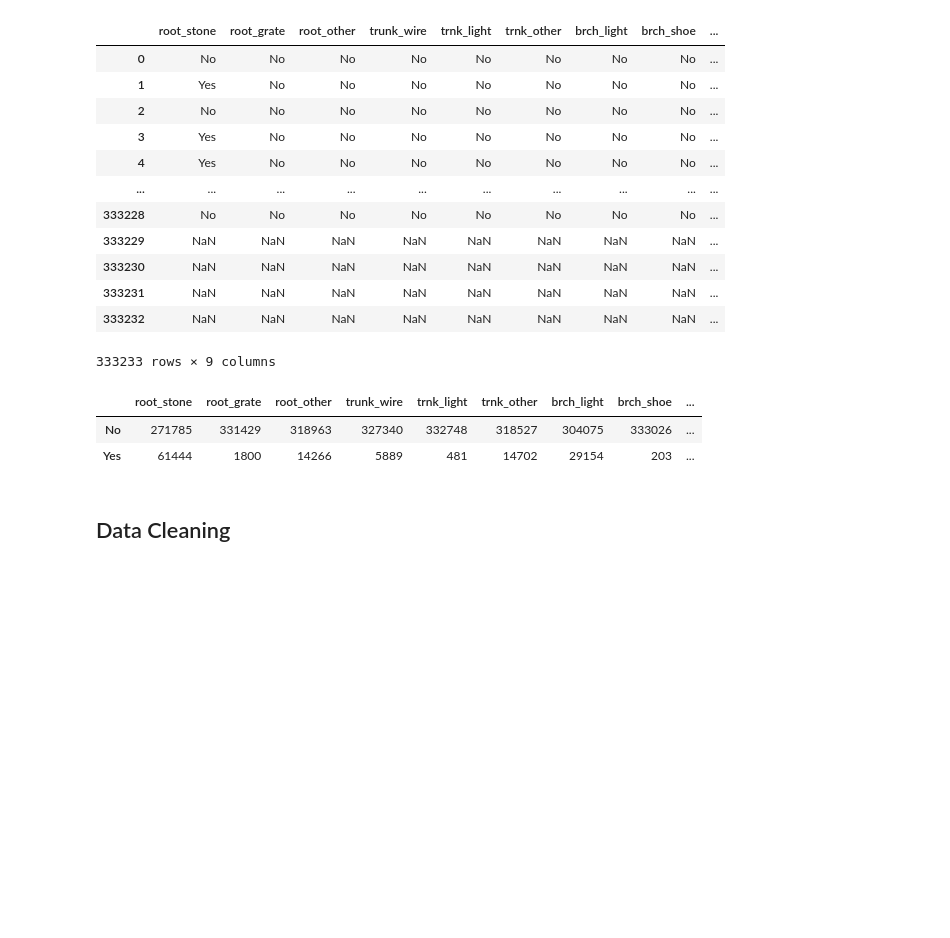
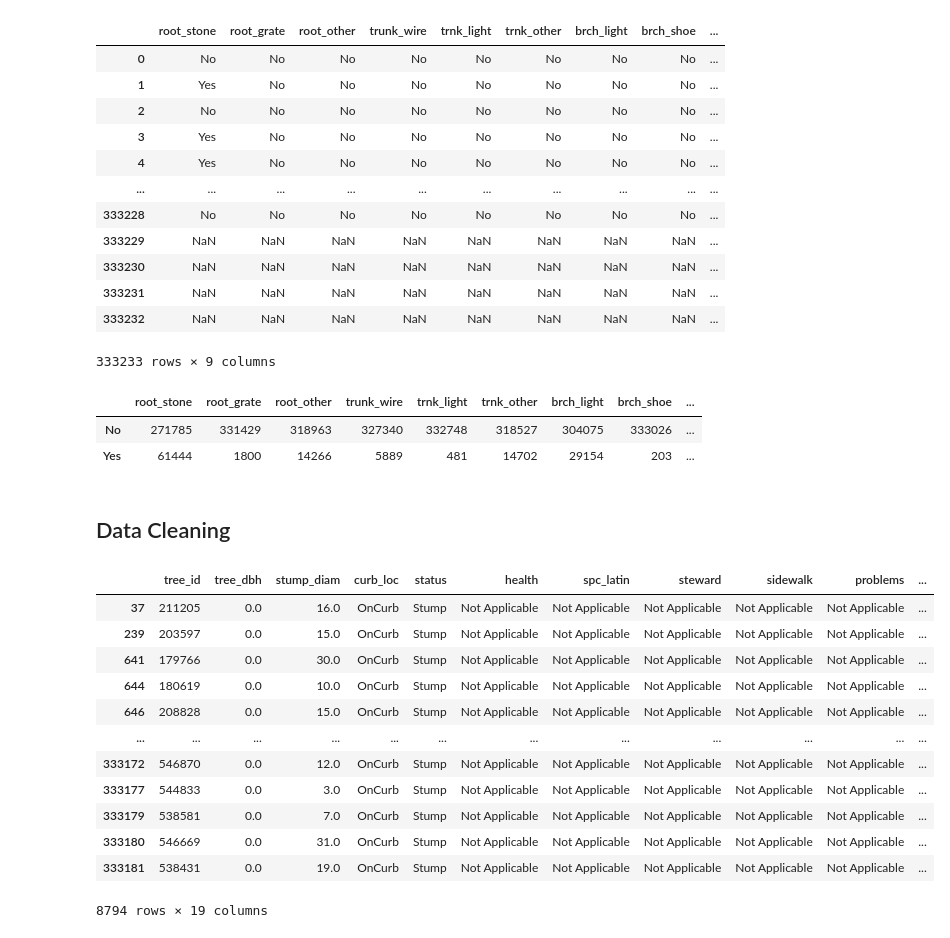
Before and after one commit to AiJared/Data-Exploration-And-Cleaning, a Jupyter notebook: Data Exploration and Cleaning.ipynb, the cells around one changed output. Saved outputs shown, nothing was run; the diff lists cells and outputs as text; code cells hidden in the pictures; blank space fills up the shorter version.

```diff
--- a/Data Exploration and Cleaning.ipynb
+++ b/Data Exploration and Cleaning.ipynb
@@ -251,7 +253,7 @@ tree_problems.apply(pd.Series.value_counts)
 |  | root_stone | root_grate | root_other | trunk_wire | trnk_light | trnk_other | brch_light | brch_shoe | ... |
 | No | 271785 | 331429 | 318963 | 327340 | 332748 | 318527 | 304075 | 333026 | ... |
 | Yes | 61444 | 1800 | 14266 | 5889 | 481 | 14702 | 29154 | 203 | ... |
-# %% [markdown]
-## Data Cleaning
+# %% [markdown]
+## Data Cleaning
 # %%
 mask = ((tree_census_subset["status"] == "Stump") | (tree_census_subset["status"] == "Dead"))
@@ -257,0 +262,16 @@ mask = ((tree_census_subset["status"] == "Stump") | (tree_census_subset["status"
+# %%
+tree_census_subset[tree_census_subset["status"] == "Stump"]
+# %% [output]
+|  | tree_id | tree_dbh | stump_diam | curb_loc | status | health | spc_latin | steward | sidewalk | problems | ... |
+| 37 | 211205 | 0.0 | 16.0 | OnCurb | Stump | Not Applicable | Not Applicable | Not Applicable | Not Applicable | Not Applicable | ... |
+| 239 | 203597 | 0.0 | 15.0 | OnCurb | Stump | Not Applicable | Not Applicable | Not Applicable | Not Applicable | Not Applicable | ... |
+| 641 | 179766 | 0.0 | 30.0 | OnCurb | Stump | Not Applicable | Not Applicable | Not Applicable | Not Applicable | Not Applicable | ... |
+| 644 | 180619 | 0.0 | 10.0 | OnCurb | Stump | Not Applicable | Not Applicable | Not Applicable | Not Applicable | Not Applicable | ... |
+| 646 | 208828 | 0.0 | 15.0 | OnCurb | Stump | Not Applicable | Not Applicable | Not Applicable | Not Applicable | Not Applicable | ... |
+| ... | ... | ... | ... | ... | ... | ... | ... | ... | ... | ... | ... |
+| 333172 | 546870 | 0.0 | 12.0 | OnCurb | Stump | Not Applicable | Not Applicable | Not Applicable | Not Applicable | Not Applicable | ... |
+| 333177 | 544833 | 0.0 | 3.0 | OnCurb | Stump | Not Applicable | Not Applicable | Not Applicable | Not Applicable | Not Applicable | ... |
+| 333179 | 538581 | 0.0 | 7.0 | OnCurb | Stump | Not Applicable | Not Applicable | Not Applicable | Not Applicable | Not Applicable | ... |
+| 333180 | 546669 | 0.0 | 31.0 | OnCurb | Stump | Not Applicable | Not Applicable | Not Applicable | Not Applicable | Not Applicable | ... |
+| 333181 | 538431 | 0.0 | 19.0 | OnCurb | Stump | Not Applicable | Not Applicable | Not Applicable | Not Applicable | Not Applicable | ... |
+8794 rows × 19 columns
```
Also changed, not shown: parts of 6 cells of this notebook.
